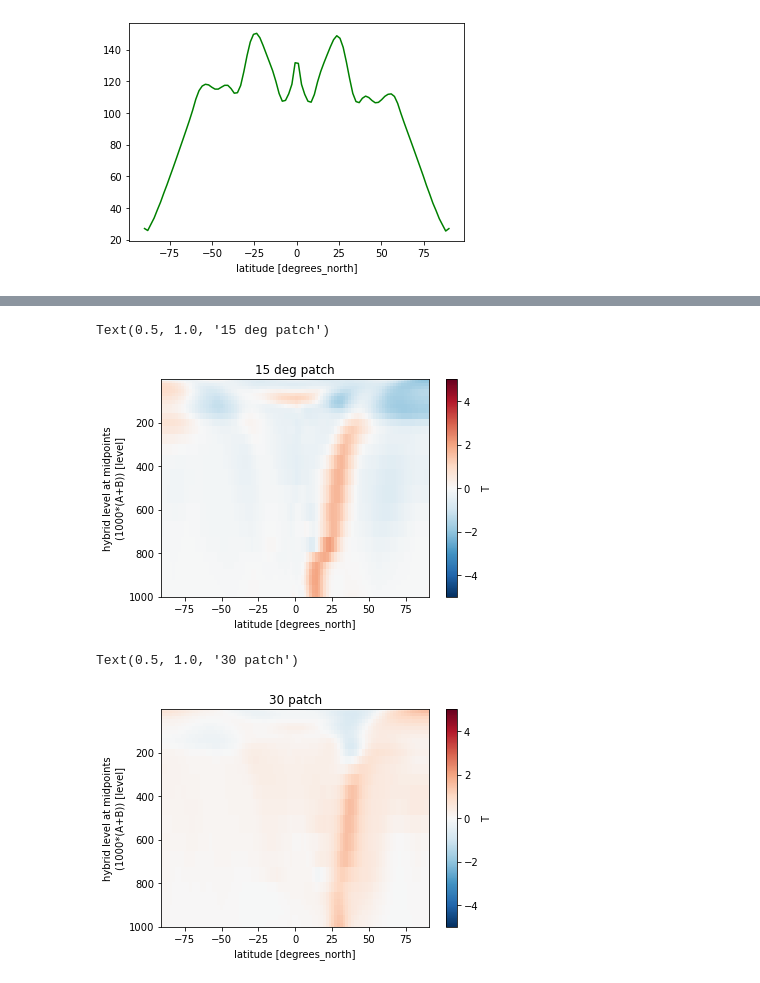
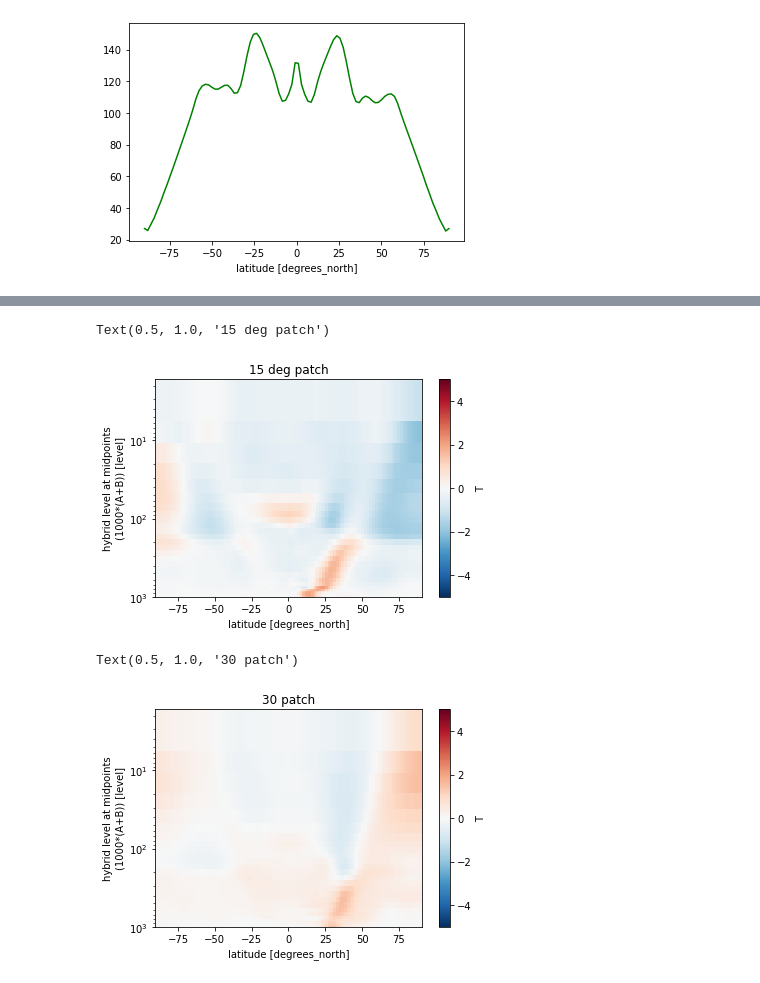
Before and after one commit to mailesasaki/cdds_sst_perturbations, a Jupyter notebook: Project_1_northpole.ipynb, the cells around one changed output, grey strips where cells are left out. Cells and saved outputs as stored; diff of their text form; code cells hidden in the pictures.

```diff
--- a/Project_1_northpole.ipynb
+++ b/Project_1_northpole.ipynb
@@ -326,17 +481,19 @@ Text(0.5, 1.0, 'Equator patch')
 # %%
 T_15_n=data_15_n.T.mean('lon')-data_control.T.mean('lon')
 T_15_n.plot(vmax=5, vmin=-5,yincrease=False, cmap='RdBu_r')
+plt.yscale("log")
 plt.title('15 deg patch')
 # %% [output]
 Text(0.5, 1.0, '15 deg patch')
-[figure, old version]
+[figure, new version]
 # %%
 T_30_n=data_30_n.T.mean('lon')-data_control.T.mean('lon')
 T_30_n.plot(vmax=5, vmin=-5,yincrease=False, cmap='RdBu_r')
+plt.yscale("log")
 plt.title('30 patch')
 # %% [output]
 Text(0.5, 1.0, '30 patch')
-[figure, old version]
+[figure, new version]
 # %%
 T_45_n=data_45_n.T.mean('lon')-data_control.T.mean('lon')
 T_45_n.plot(vmax=5, vmin=-5,yincrease=False, cmap='RdBu_r')
```
Also changed, not shown: parts of 15 cells of this notebook.
